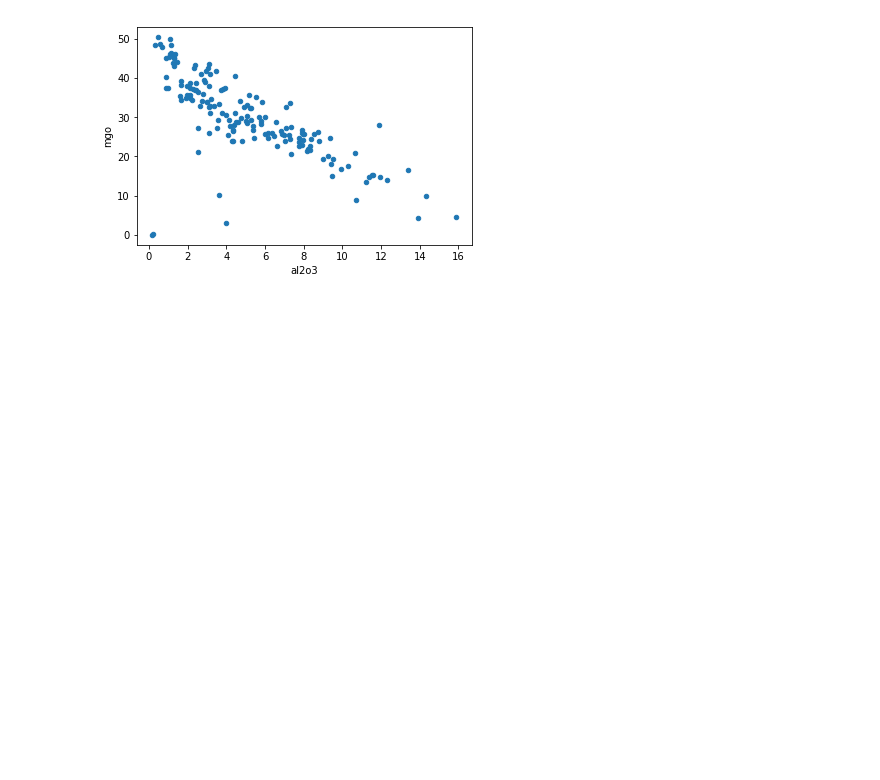
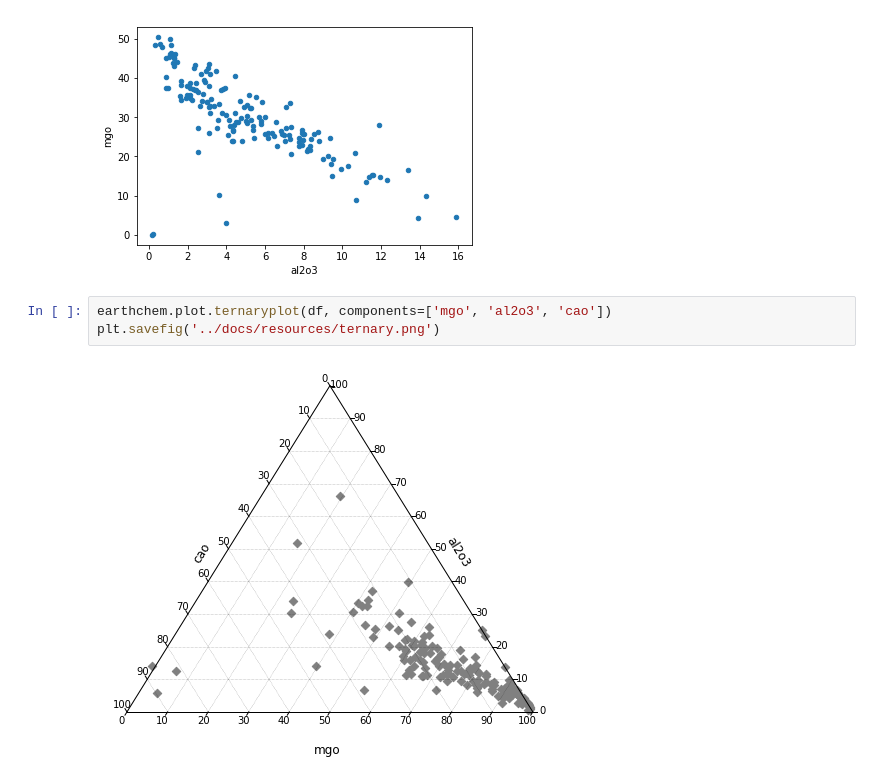
Before and after one commit to jesserobertson/earthchem-pyclient, a Jupyter notebook: examples/rest_queries.ipynb, the cells around one changed output. Drawn from its saved outputs; the diff is of its cells as text; blank space fills up the shorter version.

```diff
--- a/examples/rest_queries.ipynb
+++ b/examples/rest_queries.ipynb
@@ -57,3 +62,8 @@ df.plot('al2o3', 'mgo', 'scatter')
 # %% [output]
 <matplotlib.axes._subplots.AxesSubplot at 0x...>
 [figure]
+# %%
+earthchem.plot.ternaryplot(df, components=['mgo', 'al2o3', 'cao'])
+plt.savefig('../docs/resources/ternary.png')
+# %% [output]
+[figure, added]
```
Also changed, not shown: parts of 8 cells of this notebook, 3 other files.
